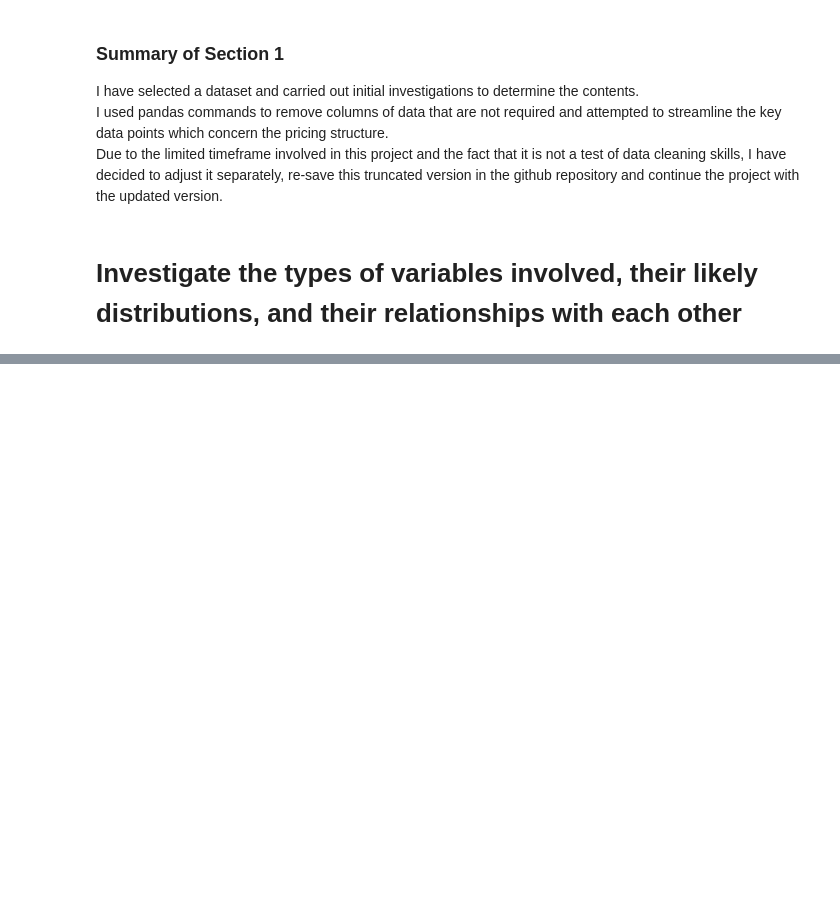
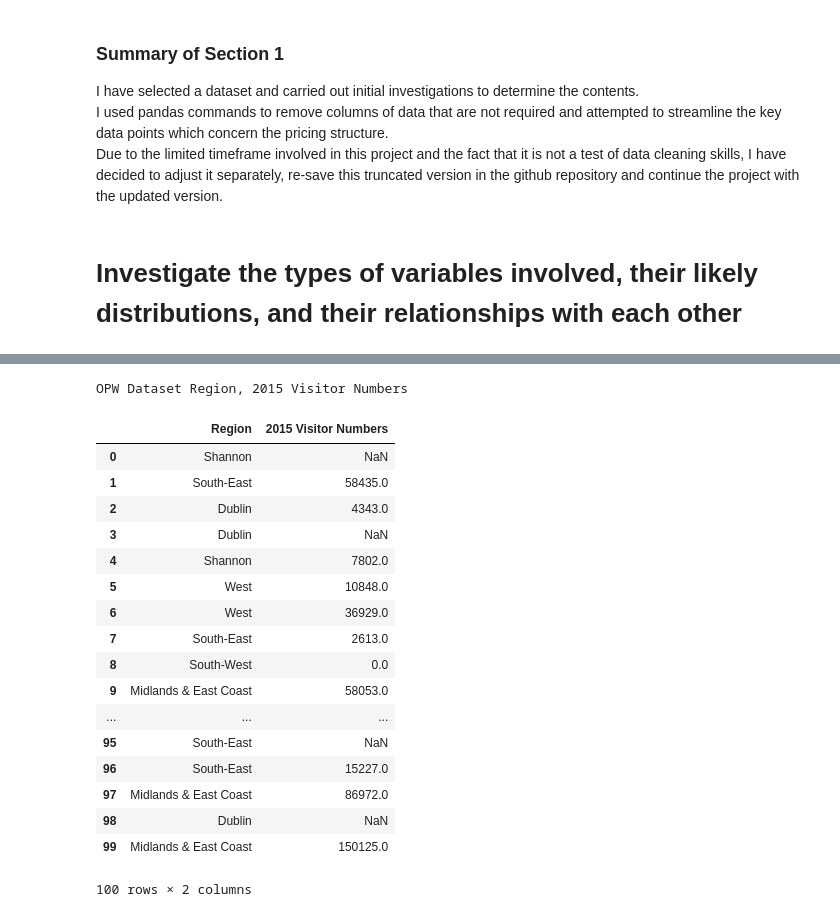
Before and after one commit to ClodaghMurphy/ProgDA_ProjectDec2019, a Jupyter notebook: ProgDA_ProjectDec2019.ipynb, the cells around one changed output, grey strips where cells are left out. Saved outputs shown, nothing was run; the diff lists cells and outputs as text; code cells hidden in the pictures; blank space fills up the shorter version.

```diff
--- a/ProgDA_ProjectDec2019.ipynb
+++ b/ProgDA_ProjectDec2019.ipynb
@@ -237,0 +271,27 @@ df
+# %%
+#Print a description of the output
+print("OPW Dataset Region, 2015 Visitor Numbers")
+#this syntax is wrong : df['tip','day']
+#this syntax [[double square brackets]] is correct
+df[['Region', '2015 Visitor Numbers']]
+#the df command produces an indexed data series of just two data columns that were passed into the argument.
+# %% [output]
+OPW Dataset Region, 2015 Visitor Numbers
+|  | Region | 2015 Visitor Numbers |
+| 0 | Shannon | NaN |
+| 1 | South-East | 58435.0 |
+| 2 | Dublin | 4343.0 |
+| 3 | Dublin | NaN |
+| 4 | Shannon | 7802.0 |
+| 5 | West | 10848.0 |
+| 6 | West | 36929.0 |
+| 7 | South-East | 2613.0 |
+| 8 | South-West | 0.0 |
+| 9 | Midlands & East Coast | 58053.0 |
+| ... | ... | ... |
+| 95 | South-East | NaN |
+| 96 | South-East | 15227.0 |
+| 97 | Midlands & East Coast | 86972.0 |
+| 98 | Dublin | NaN |
+| 99 | Midlands & East Coast | 150125.0 |
+100 rows × 2 columns
```
Also changed, not shown: parts of 8 cells of this notebook, 1 other file.
